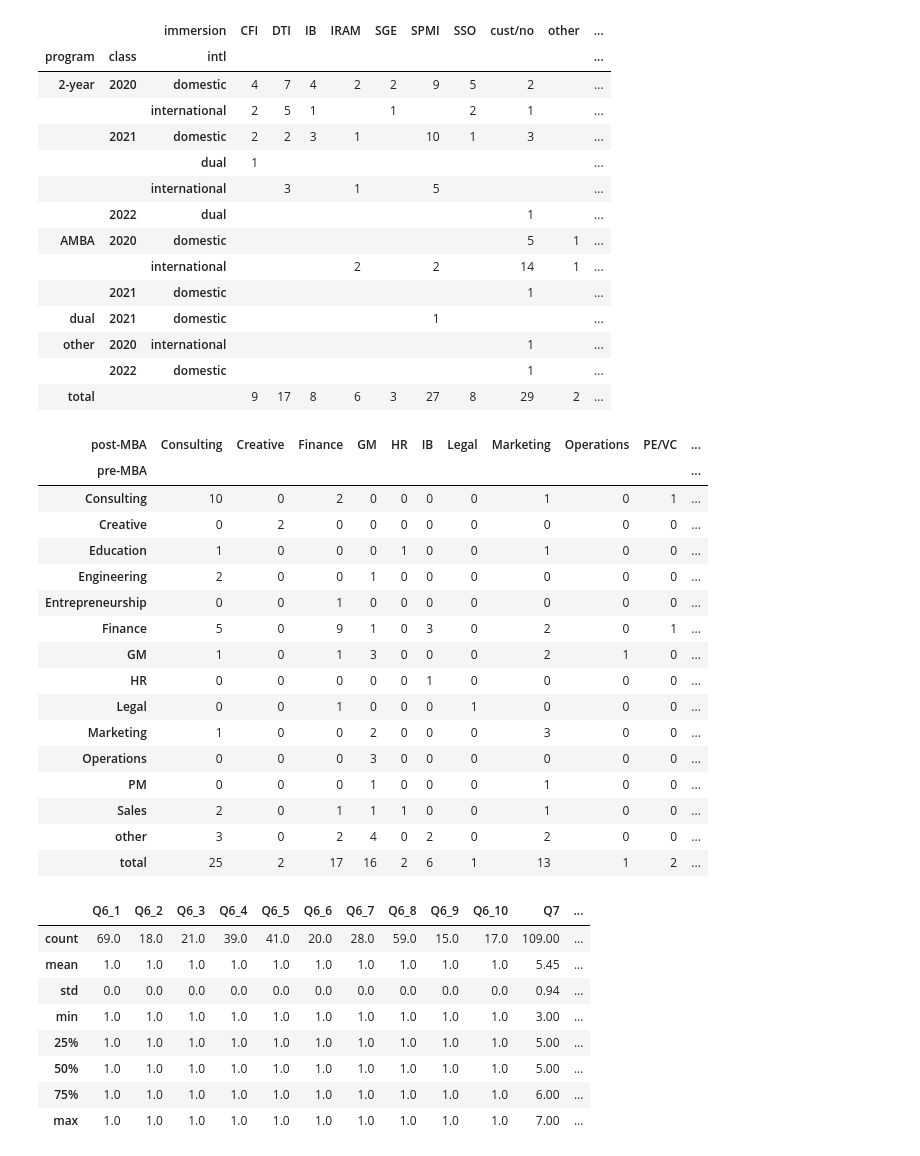
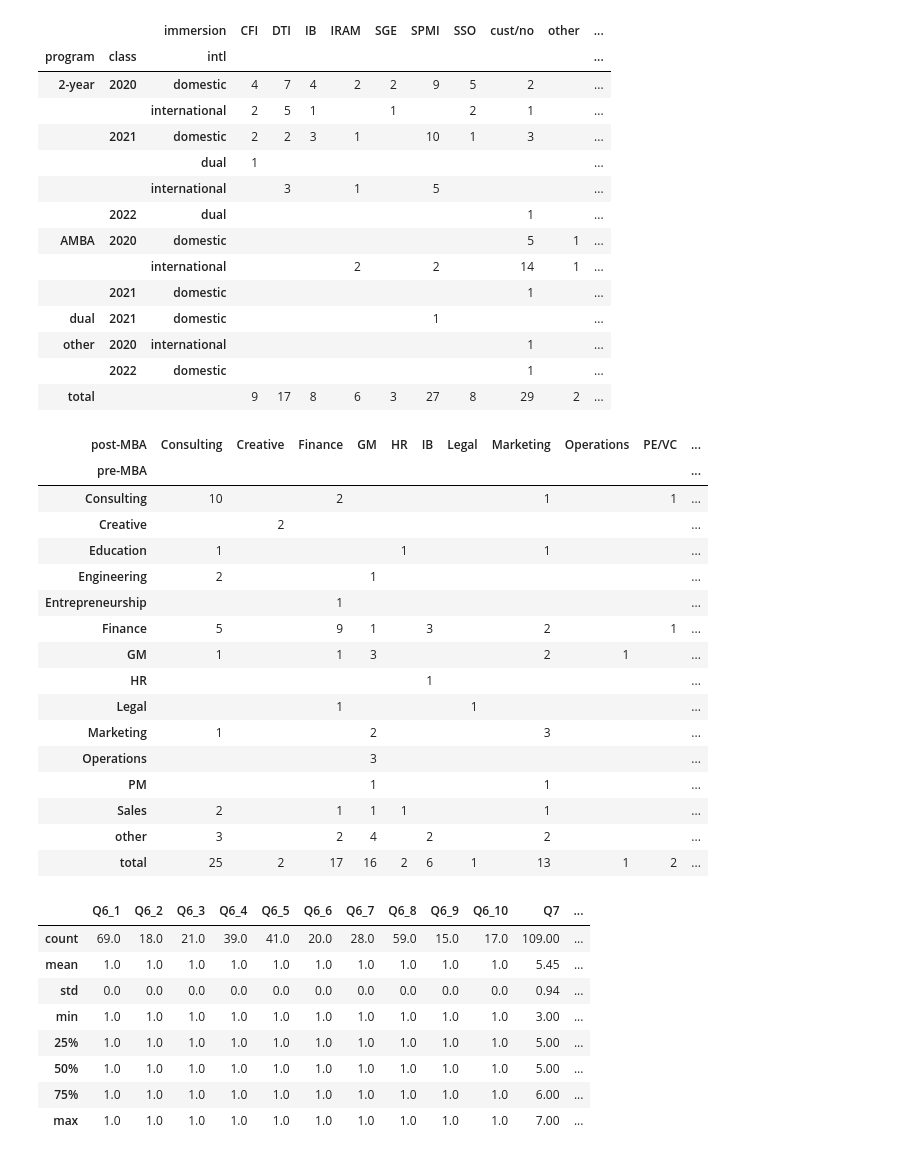
Before and after one commit to kl884/COVID-19-Test-Positive-Rate, a Jupyter notebook: SPMI (not related to COVID-19)/SPMI Survey.ipynb, the cells around one changed output. Cells and saved outputs as stored; diff of their text form; code cells hidden in the pictures.

```diff
--- a/SPMI (not related to COVID-19)/SPMI Survey.ipynb
+++ b/SPMI (not related to COVID-19)/SPMI Survey.ipynb
@@ -654,26 +653,26 @@ Name: gender, dtype: int64
 | other | 2020 | international |  |  |  |  |  |  |  | 1 |  | ... |
 |  | 2022 | domestic |  |  |  |  |  |  |  | 1 |  | ... |
 | total |  |  | 9 | 17 | 8 | 6 | 3 | 27 | 8 | 29 | 2 | ... |
-# %%
-pd.crosstab(df['pre-MBA'], df['post-MBA'], margins= True, margins_name= 'total')
-# %% [output]
-| post-MBA | Consulting | Creative | Finance | GM | HR | IB | Legal | Marketing | Operations | PE/VC | ... |
-| pre-MBA |  |  |  |  |  |  |  |  |  |  | ... |
-| Consulting | 10 | 0 | 2 | 0 | 0 | 0 | 0 | 1 | 0 | 1 | ... |
-| Creative | 0 | 2 | 0 | 0 | 0 | 0 | 0 | 0 | 0 | 0 | ... |
-| Education | 1 | 0 | 0 | 0 | 1 | 0 | 0 | 1 | 0 | 0 | ... |
-| Engineering | 2 | 0 | 0 | 1 | 0 | 0 | 0 | 0 | 0 | 0 | ... |
-| Entrepreneurship | 0 | 0 | 1 | 0 | 0 | 0 | 0 | 0 | 0 | 0 | ... |
-| Finance | 5 | 0 | 9 | 1 | 0 | 3 | 0 | 2 | 0 | 1 | ... |
-| GM | 1 | 0 | 1 | 3 | 0 | 0 | 0 | 2 | 1 | 0 | ... |
-| HR | 0 | 0 | 0 | 0 | 0 | 1 | 0 | 0 | 0 | 0 | ... |
-| Legal | 0 | 0 | 1 | 0 | 0 | 0 | 1 | 0 | 0 | 0 | ... |
-| Marketing | 1 | 0 | 0 | 2 | 0 | 0 | 0 | 3 | 0 | 0 | ... |
-| Operations | 0 | 0 | 0 | 3 | 0 | 0 | 0 | 0 | 0 | 0 | ... |
-| PM | 0 | 0 | 0 | 1 | 0 | 0 | 0 | 1 | 0 | 0 | ... |
-| Sales | 2 | 0 | 1 | 1 | 1 | 0 | 0 | 1 | 0 | 0 | ... |
-| other | 3 | 0 | 2 | 4 | 0 | 2 | 0 | 2 | 0 | 0 | ... |
-| total | 25 | 2 | 17 | 16 | 2 | 6 | 1 | 13 | 1 | 2 | ... |
+# %%
+career_tab(df)
+# %% [output]
+| post-MBA | Consulting | Creative | Finance | GM | HR | IB | Legal | Marketing | Operations | PE/VC | ... |
+| pre-MBA |  |  |  |  |  |  |  |  |  |  | ... |
+| Consulting | 10 |  | 2 |  |  |  |  | 1 |  | 1 | ... |
+| Creative |  | 2 |  |  |  |  |  |  |  |  | ... |
+| Education | 1 |  |  |  | 1 |  |  | 1 |  |  | ... |
+| Engineering | 2 |  |  | 1 |  |  |  |  |  |  | ... |
+| Entrepreneurship |  |  | 1 |  |  |  |  |  |  |  | ... |
+| Finance | 5 |  | 9 | 1 |  | 3 |  | 2 |  | 1 | ... |
+| GM | 1 |  | 1 | 3 |  |  |  | 2 | 1 |  | ... |
+| HR |  |  |  |  |  | 1 |  |  |  |  | ... |
+| Legal |  |  | 1 |  |  |  | 1 |  |  |  | ... |
+| Marketing | 1 |  |  | 2 |  |  |  | 3 |  |  | ... |
+| Operations |  |  |  | 3 |  |  |  |  |  |  | ... |
+| PM |  |  |  | 1 |  |  |  | 1 |  |  | ... |
+| Sales | 2 |  | 1 | 1 | 1 |  |  | 1 |  |  | ... |
+| other | 3 |  | 2 | 4 |  | 2 |  | 2 |  |  | ... |
+| total | 25 | 2 | 17 | 16 | 2 | 6 | 1 | 13 | 1 | 2 | ... |
 # %%
 # Descriptive analysis
 pd.set_option('display.max_columns', None)
```
Also changed, not shown: parts of 4 cells of this notebook.
